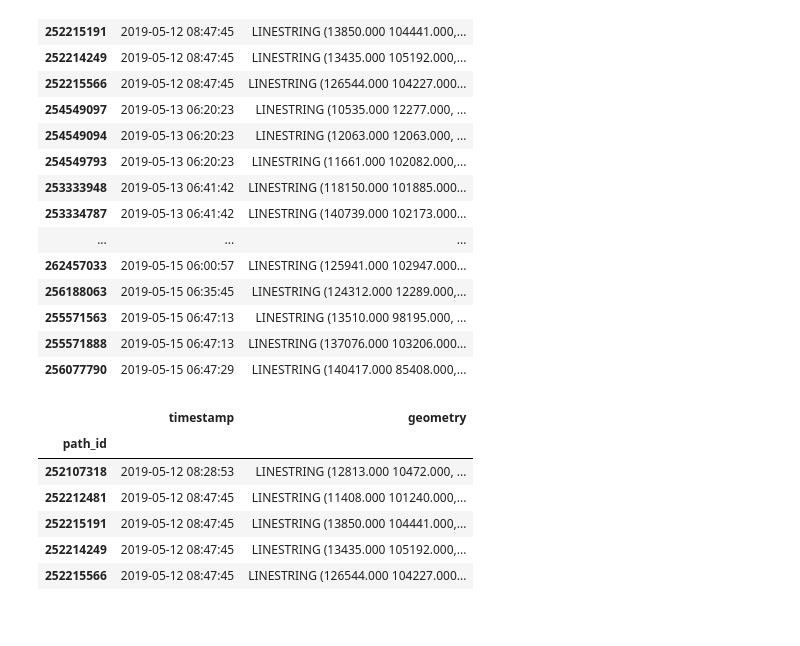
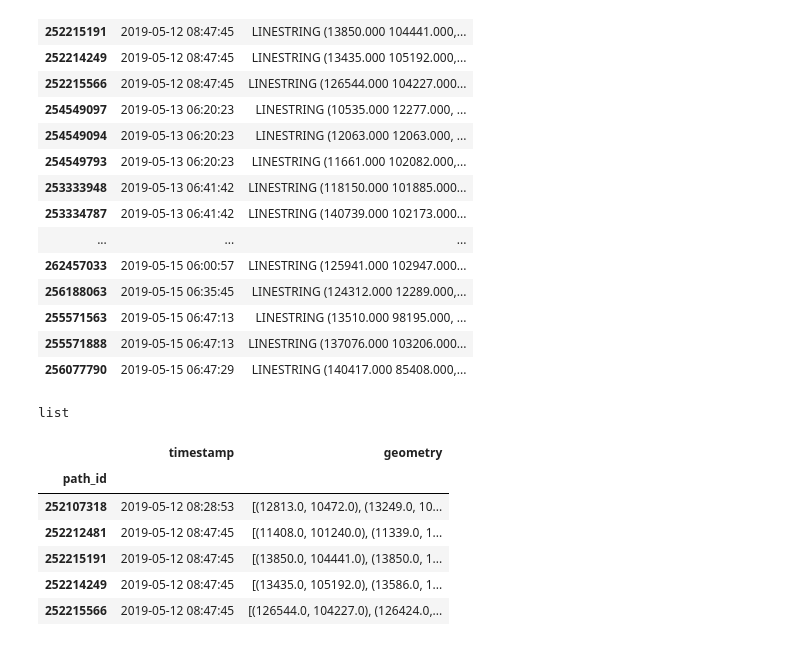
Before and after one commit to max-schaeufele91/master_thesis, a Jupyter notebook: Path_Visualization.ipynb, the cells around one changed output. Saved outputs shown, nothing was run; the diff lists cells and outputs as text; code cells hidden in the pictures.

```diff
--- a/Path_Visualization.ipynb
+++ b/Path_Visualization.ipynb
@@ -293,15 +293,5 @@ data_no_pollen = pd.read_pickle(pickle_path + 'data_no_pollen.pkl')
 # %%
 geo_data_pollen = pd.read_pickle(pickle_path + 'geo_data_pollen.pkl')
 geo_data_no_pollen = pd.read_pickle(pickle_path + 'geo_data_no_pollen.pkl')
-# %%
-sampel_linestrings = geo_data_pollen.iloc[0:5]
-
-sampel_linestrings.head()
-# %% [output]
-|  | timestamp | geometry |
-| path_id |  |  |
-| 252107318 | 2019-05-12 08:28:53 | LINESTRING (12813.000 10472.000, ... |
-| 252212481 | 2019-05-12 08:47:45 | LINESTRING (11408.000 101240.000,... |
-| 252215191 | 2019-05-12 08:47:45 | LINESTRING (13850.000 104441.000,... |
-| 252214249 | 2019-05-12 08:47:45 | LINESTRING (13435.000 105192.000,... |
-| 252215566 | 2019-05-12 08:47:45 | LINESTRING (126544.000 104227.000... |
+# %%
+geo_data_pollen['geometry'] = geo_data_pollen['geometry'].apply(lambda x: list(x.coords))
@@ -307,0 +300,14 @@ sampel_linestrings.head()
+# %%
+type(geo_coords.iloc[1])
+# %% [output]
+list
+# %%
+geo_data_pollen.head()
+# %% [output]
+|  | timestamp | geometry |
+| path_id |  |  |
+| 252107318 | 2019-05-12 08:28:53 | [(12813.0, 10472.0), (13249.0, 10... |
+| 252212481 | 2019-05-12 08:47:45 | [(11408.0, 101240.0), (11339.0, 1... |
+| 252215191 | 2019-05-12 08:47:45 | [(13850.0, 104441.0), (13850.0, 1... |
+| 252214249 | 2019-05-12 08:47:45 | [(13435.0, 105192.0), (13586.0, 1... |
+| 252215566 | 2019-05-12 08:47:45 | [(126544.0, 104227.0), (126424.0,... |
```
Also changed, not shown: parts of 37 cells of this notebook, 1 other file.
